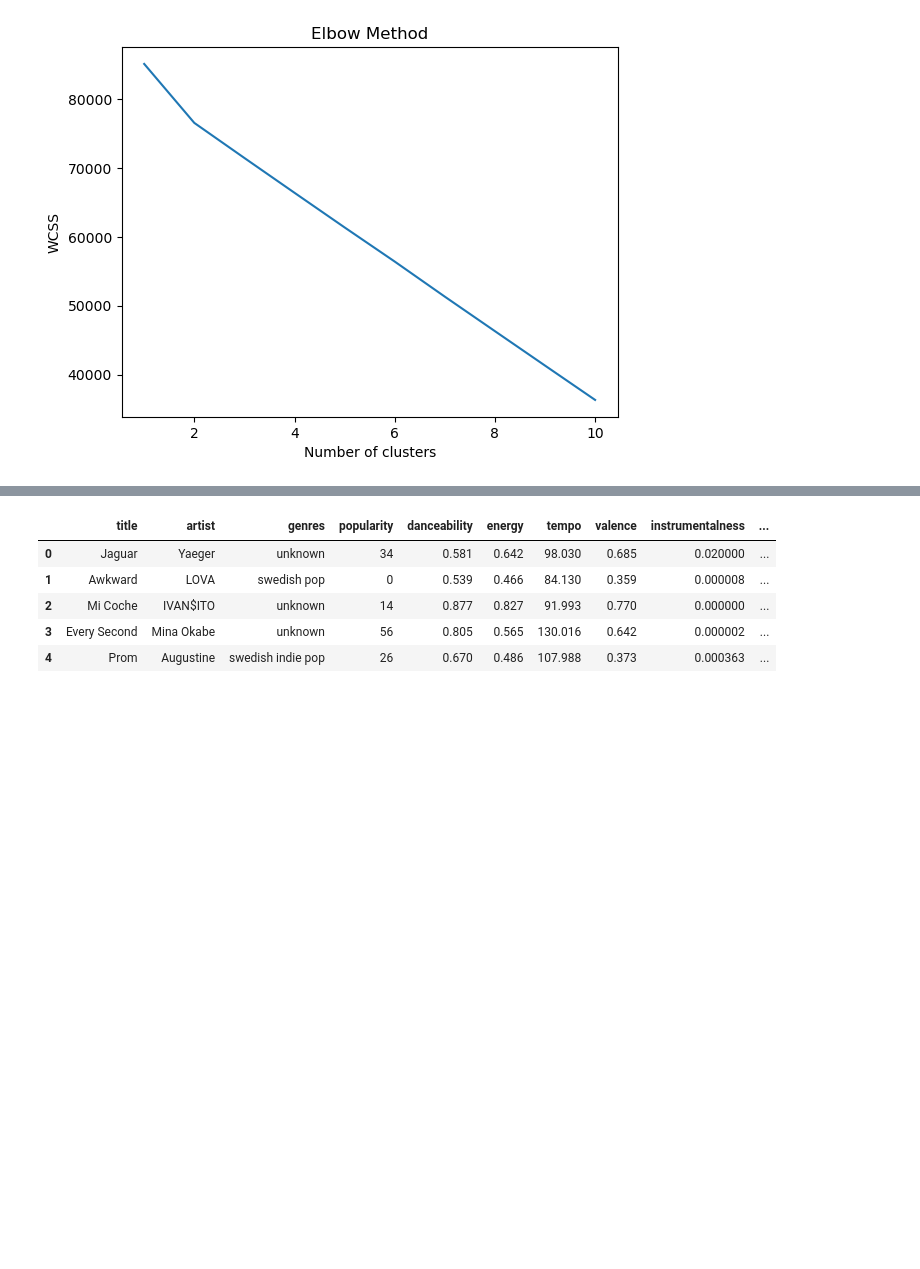
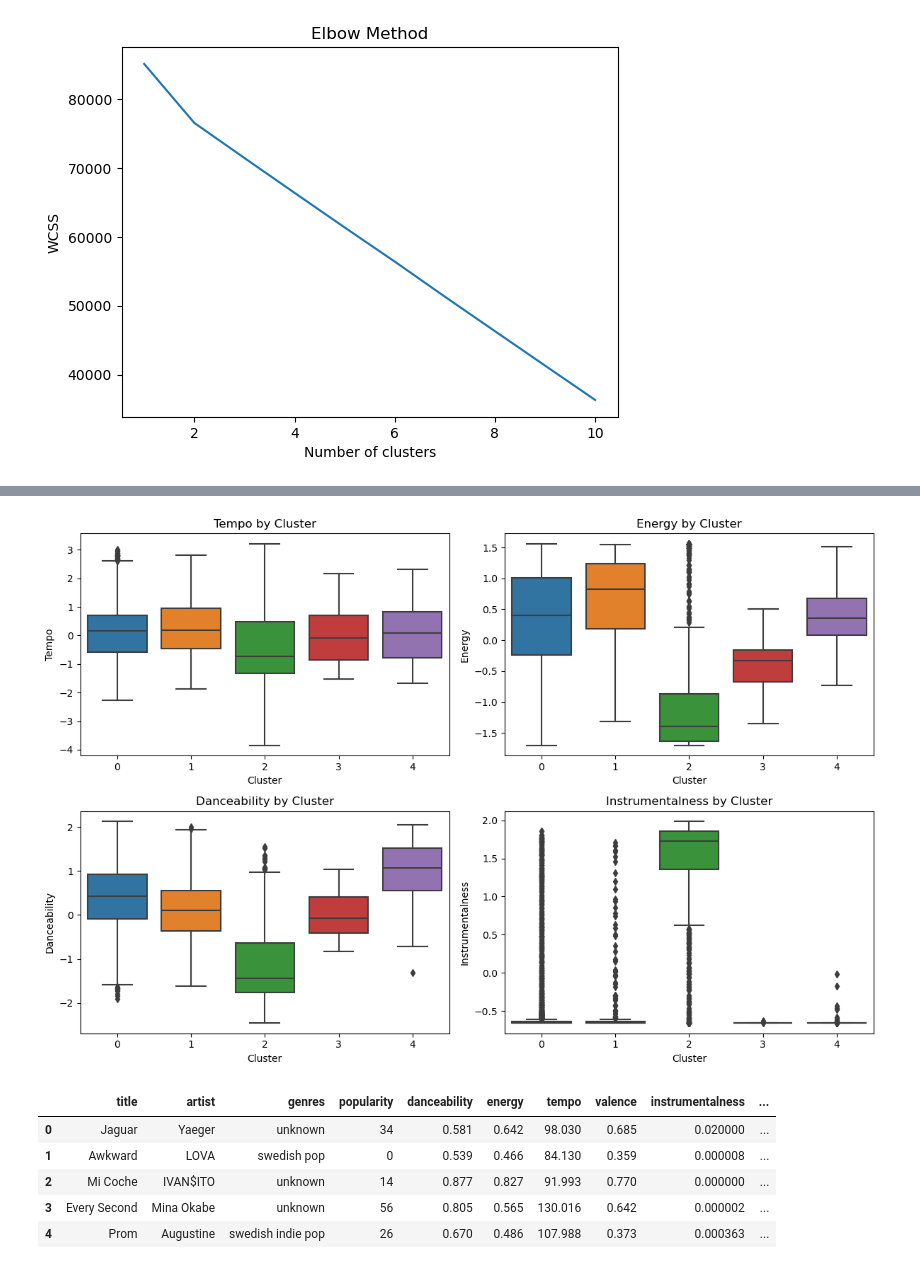
Before and after one commit to annaapisarek/song-recommender, a Jupyter notebook: K-means_clustering.ipynb, the cells around one changed output, grey strips where cells are left out. Saved outputs shown, nothing was run; the diff lists cells and outputs as text; code cells hidden in the pictures; blank space fills up the shorter version.

```diff
--- a/K-means_clustering.ipynb
+++ b/K-means_clustering.ipynb
@@ -94 +187,34 @@ df['cluster'] = labels
+# %%
+import seaborn as sns
+import matplotlib.pyplot as plt
+import pandas as pd
+
+# Compute the feature values for each cluster
+cluster_data = []
+for cluster_id in range(num_clusters):
+    cluster_samples = X[labels == cluster_id]
+    cluster_data.append(pd.DataFrame({
+        'Cluster': [cluster_id] * len(cluster_samples),
+        'Tempo': cluster_samples[:, 0],
+        'Energy': cluster_samples[:, 1],
+        'Danceability': cluster_samples[:, 2],
+        'Instrumentalness': cluster_samples[:, 3]
+    }))
+
+# Concatenate the cluster data into a single DataFrame
+cluster_df = pd.concat(cluster_data, ignore_index=True)
+
+# Visualize the cluster characteristics using box plots
+plt.figure(figsize=(12, 8))
+for i, feature in enumerate(['Tempo', 'Energy', 'Danceability', 'Instrumentalness']):
+    plt.subplot(2, 2, i+1)
+    sns.boxplot(x='Cluster', y=feature, data=cluster_df)
+    plt.title(f"{feature} by Cluster")
+    plt.xlabel('Cluster')
+    plt.ylabel(feature)
+
+plt.tight_layout()
+plt.show()
+# %% [output]
+[figure, added]
 # %%
```
Also changed, not shown: parts of 11 cells of this notebook, 2 other files.
